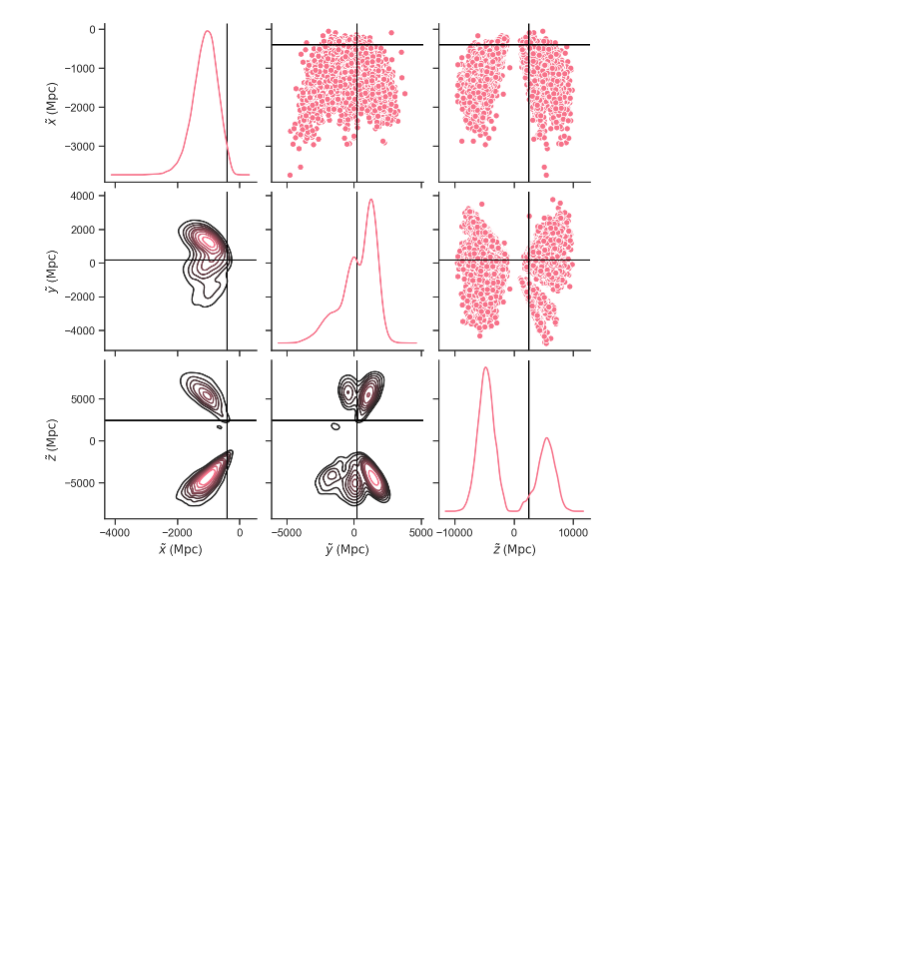
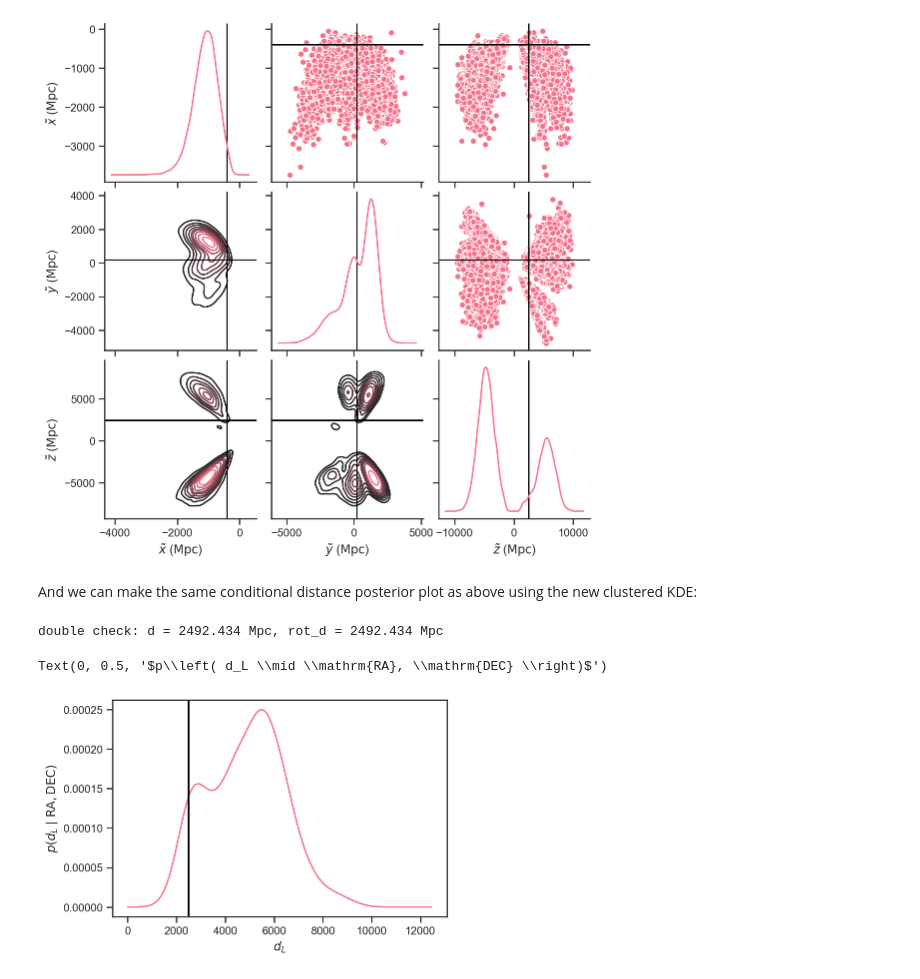
Before and after one commit to farr/GW190521Sky, a Jupyter notebook: CounterpartSky.ipynb, the cells around one changed output. Saved outputs shown, nothing was run; the diff lists cells and outputs as text; code cells hidden in the pictures; blank space fills up the shorter version.

Commit message:
Adding conditional distance posterior for clustered KDE.

```diff
--- a/CounterpartSky.ipynb
+++ b/CounterpartSky.ipynb
@@ -221,3 +221,24 @@ with warnings.catch_warnings():
                 g.axes[i,j].axvline(rot_counter[j], color='k')
 # %% [output]
 [figure]
+# %% [markdown]
+And we can make the same conditional distance posterior plot as above using the new clustered KDE:
+# %%
+rot_d = np.sqrt(np.dot(rot_counter, rot_counter)) # Better be the same as D---that's what rotations do....
+print('double check: d = {:.3f} Mpc, rot_d = {:.3f} Mpc'.format(d, rot_d)) # Whew
+rot_counter_hat = rot_counter / rot_d
+
+ds = linspace(0, 5*rot_d, 1024)
+ps = rot_counter_hat[newaxis,:]*ds[:,newaxis]
+pps = cdens(ps.T)
+pps /= trapz(pps, ds) # Normalize
+# %% [output]
+double check: d = 2492.434 Mpc, rot_d = 2492.434 Mpc
+# %%
+plot(ds, pps)
+axvline(rot_d, color='k')
+xlabel(r'$d_L$')
+ylabel(r'$p\left( d_L \mid \mathrm{RA}, \mathrm{DEC} \right)$')
+# %% [output]
+Text(0, 0.5, '$p\\left( d_L \\mid \\mathrm{RA}, \\mathrm{DEC} \\right)$')
+[figure, added]
```
